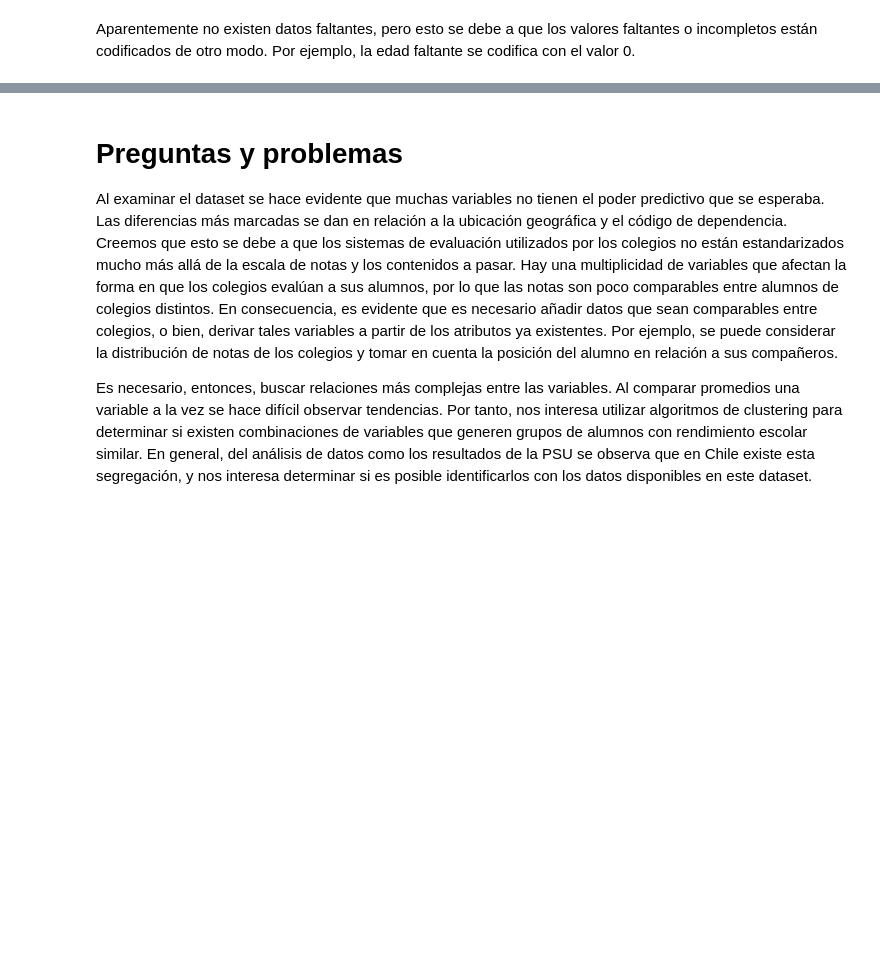
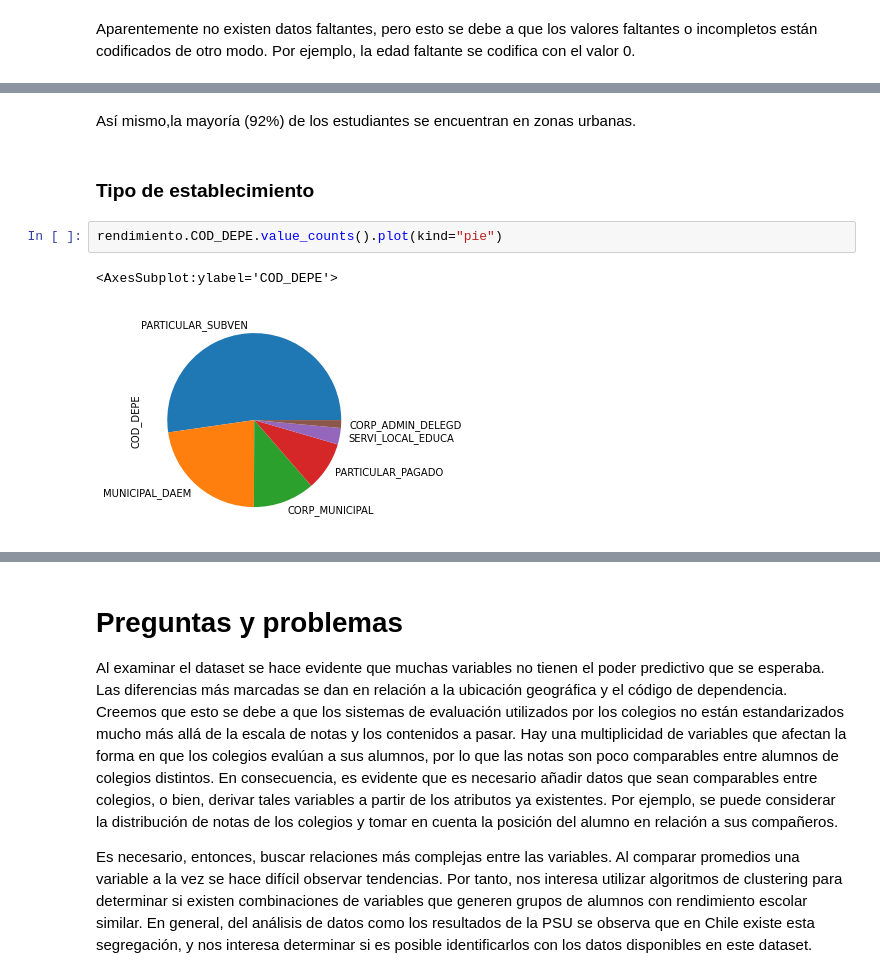
Before and after one commit to zerujio/proyecto-cc5206, a Jupyter notebook: hito_2.ipynb, the cells around one changed output, grey strips where cells are left out. Cells and saved outputs as stored; diff of their text form; blank space fills up the shorter version.

```diff
--- a/hito_2.ipynb
+++ b/hito_2.ipynb
@@ -140,0 +166,9 @@ promedio 0: 115617
+# %% [markdown]
+Así mismo,la mayoría (92%) de los estudiantes se encuentran en zonas urbanas.
+# %% [markdown]
+### Tipo de establecimiento
+# %%
+rendimiento.COD_DEPE.value_counts().plot(kind="pie")
+# %% [output]
+<AxesSubplot:ylabel='COD_DEPE'>
+[figure, added]
```
Also changed, not shown: parts of 43 cells of this notebook.
